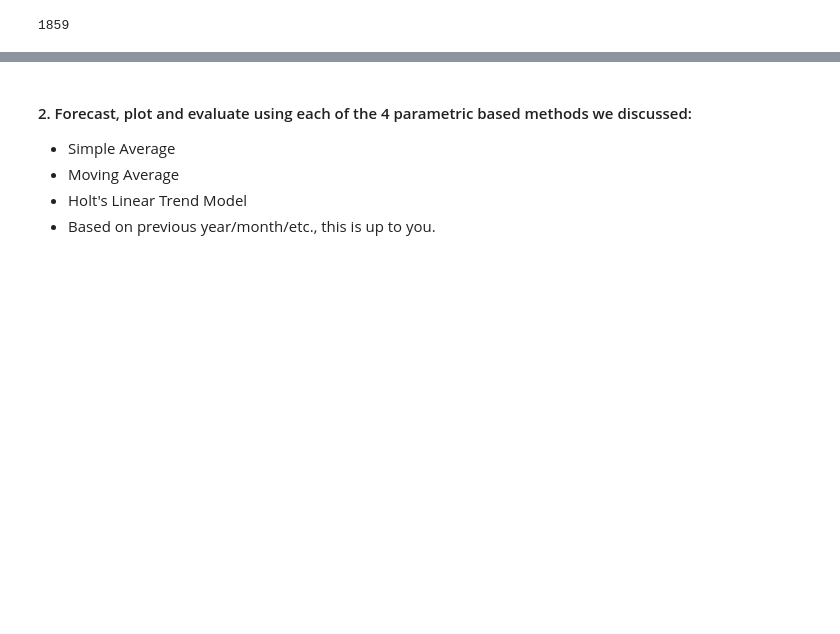
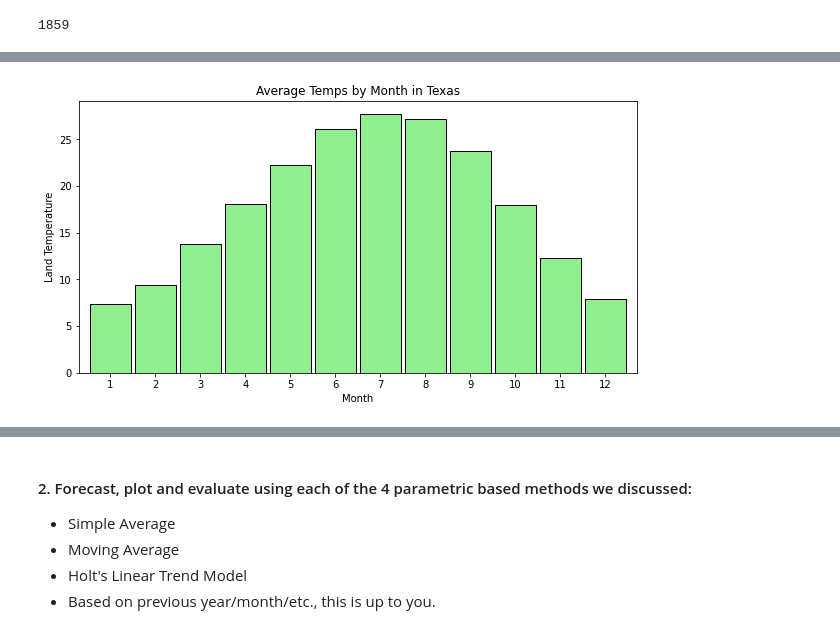
Before and after one commit to barbmarques/time-series-exercises, a Jupyter notebook: Model.ipynb, the cells around one changed output, grey strips where cells are left out. Cells and saved outputs as stored; diff of their text form; code cells hidden in the pictures; blank space fills up the shorter version.

```diff
--- a/Model.ipynb
+++ b/Model.ipynb
@@ -178,0 +225,2 @@ test = df[validate_end_index:]
+# %%
+y = train.Average_Temp
@@ -178,0 +236,9 @@ test = df[validate_end_index:]
+# %%
+### Explore Average by month
+plt.figure(figsize=(10, 5))
+ax = y.groupby(y.index.month).mean().plot.bar(width=.9, color = 'lightgreen', ec='black')
+plt.xticks(rotation=0)
+ax.set(title='Average Temps by Month in Texas', xlabel='Month', ylabel='Land Temperature')
+plt.show()
+# %% [output]
+[figure, added]
```
Also changed, not shown: parts of 109 cells of this notebook.
